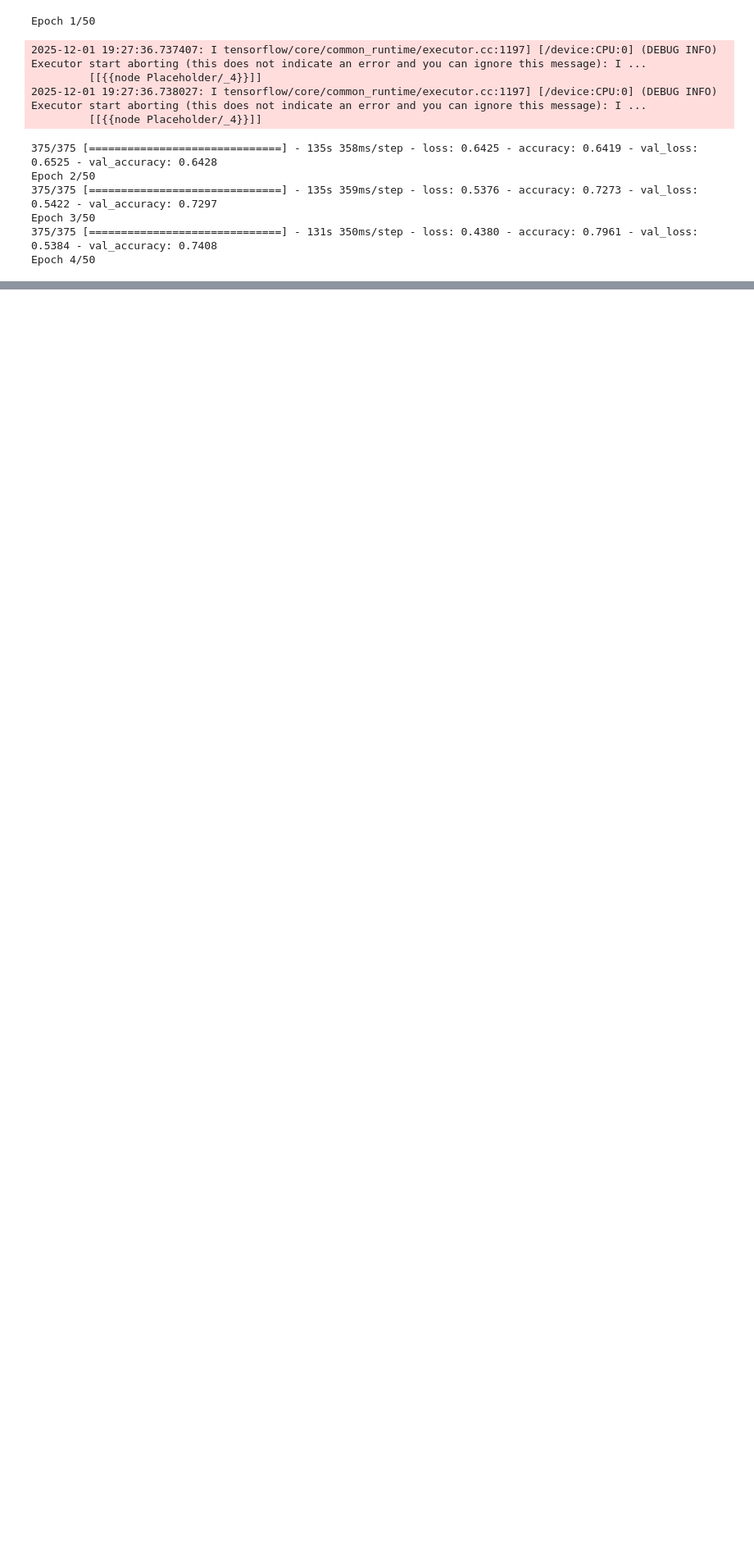
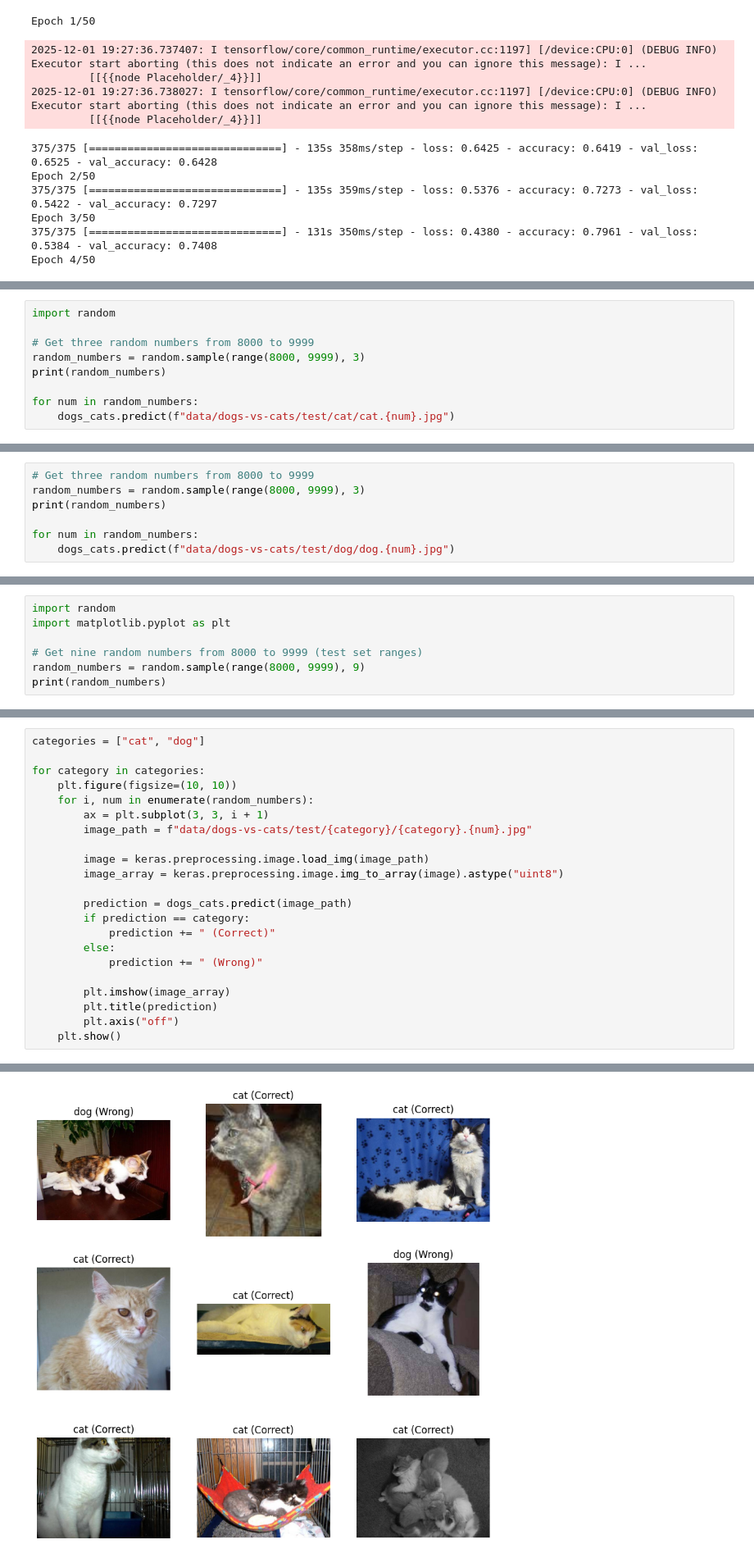
Before and after one commit to jrkwon/ece5831-2025-code, a Jupyter notebook: 10/module10.ipynb, the cells around one changed output, grey strips where cells are left out. Shown at 82% size. Drawn from its saved outputs; the diff is of its cells as text; blank space fills up the shorter version.

```diff
--- a/10/module10.ipynb
+++ b/10/module10.ipynb
@@ -175,0 +394,9 @@ Epoch 4/50
+# %%
+import random
+
+# Get three random numbers from 8000 to 9999
+random_numbers = random.sample(range(8000, 9999), 3)
+print(random_numbers)
+
+for num in random_numbers:
+    dogs_cats.predict(f"data/dogs-vs-cats/test/cat/cat.{num}.jpg")
@@ -175,0 +408,7 @@ Epoch 4/50
+# %%
+# Get three random numbers from 8000 to 9999
+random_numbers = random.sample(range(8000, 9999), 3)
+print(random_numbers)
+
+for num in random_numbers:
+    dogs_cats.predict(f"data/dogs-vs-cats/test/dog/dog.{num}.jpg")
@@ -175,0 +422,7 @@ Epoch 4/50
+# %%
+import random
+import matplotlib.pyplot as plt
+
+# Get nine random numbers from 8000 to 9999 (test set ranges)
+random_numbers = random.sample(range(8000, 9999), 9)
+print(random_numbers)
@@ -175,0 +431,23 @@ Epoch 4/50
+# %%
+categories = ["cat", "dog"]
+
+for category in categories:
+    plt.figure(figsize=(10, 10))
+    for i, num in enumerate(random_numbers):
+        ax = plt.subplot(3, 3, i + 1)
+        image_path = f"data/dogs-vs-cats/test/{category}/{category}.{num}.jpg"
+
+        image = keras.preprocessing.image.load_img(image_path)
+        image_array = keras.preprocessing.image.img_to_array(image).astype("uint8")
+
+        prediction = dogs_cats.predict(image_path)
+        if prediction == category:
+            prediction += " (Correct)"
+        else:
+            prediction += " (Wrong)"
+
+        plt.imshow(image_array)
+        plt.title(prediction)
+        plt.axis("off")
+    plt.show()
+# %% [output]
@@ -175,0 +463 @@ Epoch 4/50
+[figure, added]
```
Also changed, not shown: parts of 11 cells of this notebook.
